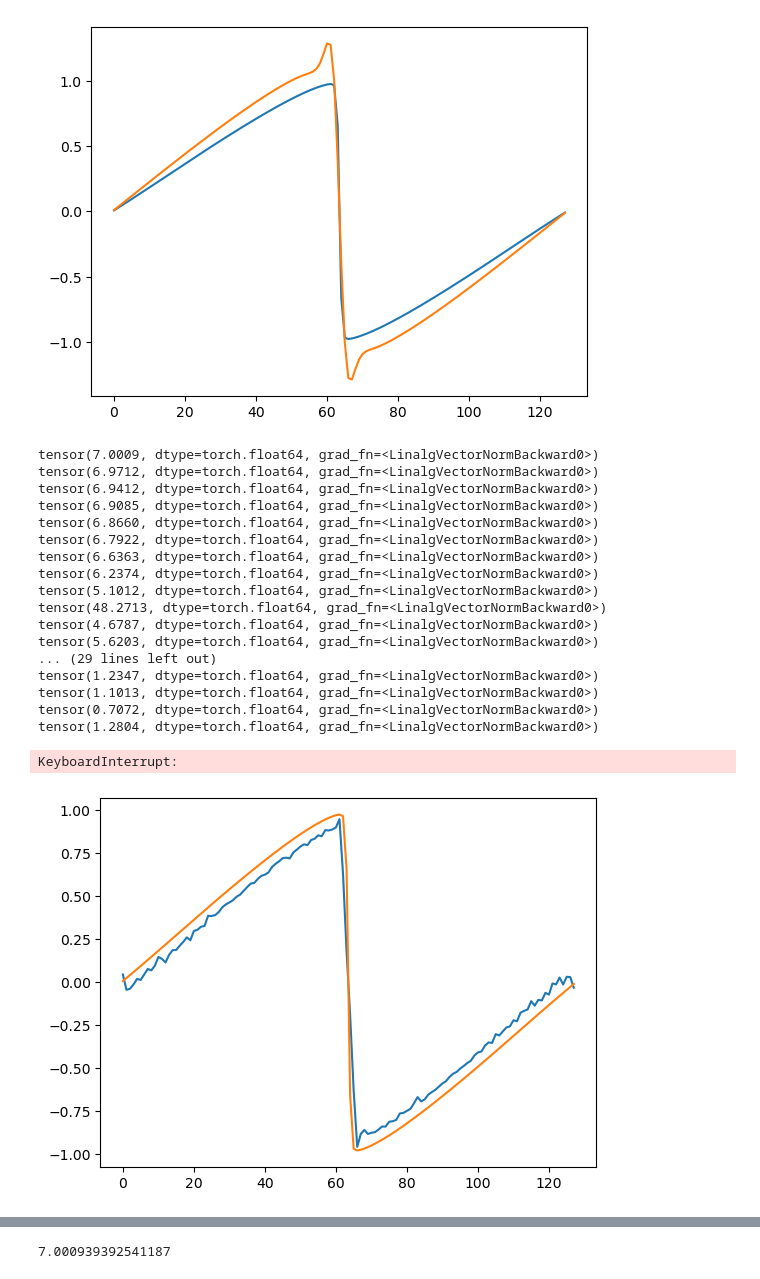
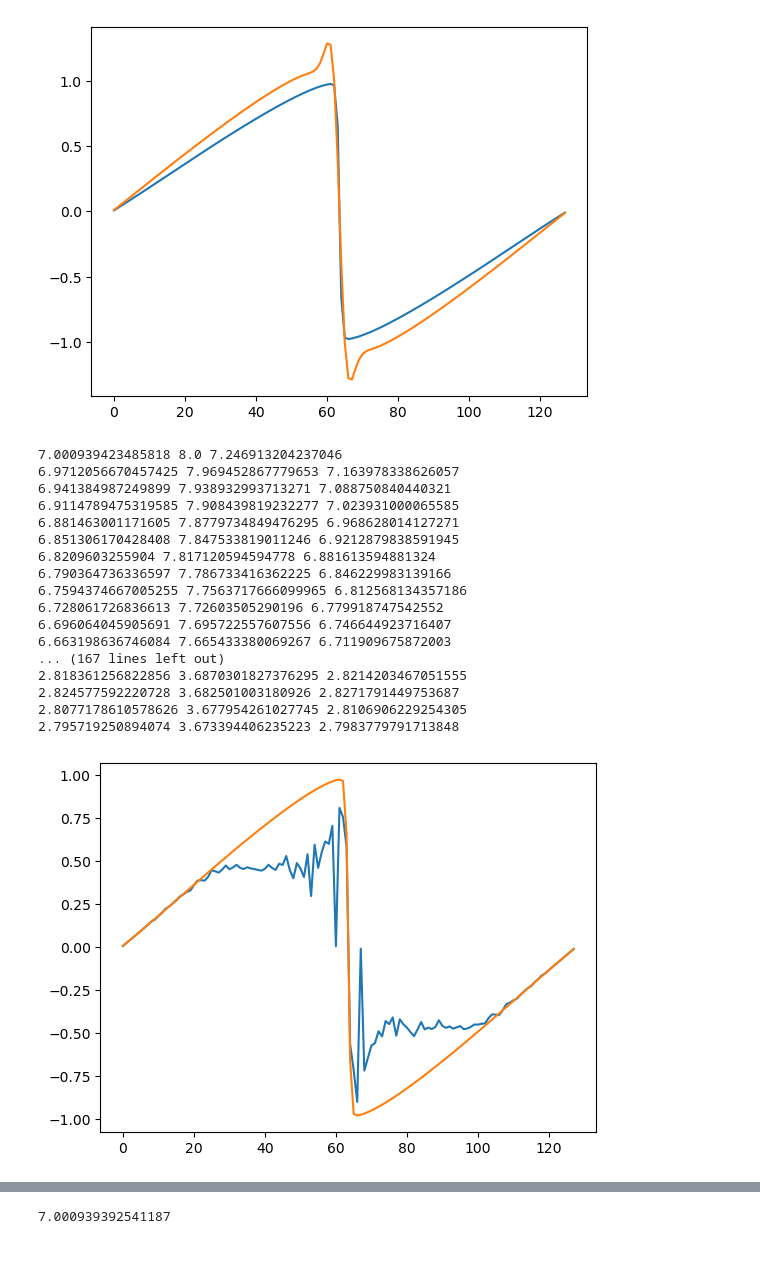
Before and after one commit to shondle/data-driven-physics, a Jupyter notebook: nn_architectures/diffphysics.ipynb, the cells around one changed output, grey strips where cells are left out. Saved outputs shown, nothing was run; the diff lists cells and outputs as text; code cells hidden in the pictures.

```diff
--- a/nn_architectures/diffphysics.ipynb
+++ b/nn_architectures/diffphysics.ipynb
@@ -65,7 +73,7 @@ def velocity_step(last_velocity, nu, dt, dx):
 
 
 
-def loss_function(velocity, reference, corrector):
+def loss_function(velocity, reference, corrector, lambda_reg=0.01):
     velocities = [velocity] # velocity is the initial velocity (at time t=0)
 
     # here we step through each step to get updated velocities
@@ -93,9 +101,16 @@ def loss_function(velocity, reference, corrector):
 
     # calculate the l2 loss here
 
-    loss = torch.norm(velocities[12] - reference, p=2)
+    loss = torch.norm(velocities[16] - reference, p=2)
 
-    return loss, velocities
+    # adding loss to reduce NN effects
+    l2_reg = torch.tensor(0.).float()
+    for param in corrector.parameters():
+        l2_reg += torch.norm(param, p=2)
+
+    total_loss = loss +  l2_reg * lambda_reg
+
+    return total_loss, velocities, loss
 # %%
 velocity = torch.tensor(np.asarray( [-np.sin(np.pi * x) for x in np.linspace(-1+DX/2,1-DX/2,N)] ), requires_grad=True)
 loss, velocities = loss_function(velocity, reference)
@@ -112,6 +127,8 @@ plt.show()
 [figure]
 # %%
 velocity.zero_grad()
+# %%
+corrector = NN_corrector(input_size=128, hidden_size=64, scale=1).float()
 # %%
 # OPTIMIZATION TIME!
 
@@ -122,25 +139,28 @@ grads = []
 
 velocity = torch.tensor(initial_velocity, requires_grad=True)
 
-corrector = NN_corrector().float()
-
-
 # let's use the adam optimizer instead
 optimizer = torch.optim.Adam([velocity, *corrector.parameters()], lr=LR)
 
-for optim_step in range(100):
+for optim_step in range(10000):
 
 
     # print(velocity[0])
 
-    loss, velocities = loss_function(velocity, reference, corrector)
+    loss, velocities, last_state_loss = loss_function(velocity, reference, corrector, lambda_reg=0.1)
 
     # print("MADE IT OUT")
 
-    print(loss)
+    velocity_test = velocities[0].cpu().detach().numpy()
+    reference_new = np.asarray( [-np.sin(np.pi * x) for x in np.linspace(-1+DX/2,1-DX/2,N)] )
+    l2_error = np.linalg.norm(velocity_test - reference_new)
 
-    # if loss < 4.4:
-    #     break
+
+
+    print(last_state_loss.item(), l2_error, loss.item())
+
+    if loss < 2.8:
+        break
 
 
     # loss.backward
@@ -157,30 +177,29 @@ for optim_step in range(100):
     optimizer.zero_grad()
     # velocity.grad.zero_()
 # %% [output]
-tensor(7.0009, dtype=torch.float64, grad_fn=<LinalgVectorNormBackward0>)
-tensor(6.9712, dtype=torch.float64, grad_fn=<LinalgVectorNormBackward0>)
-tensor(6.9412, dtype=torch.float64, grad_fn=<LinalgVectorNormBackward0>)
-tensor(6.9085, dtype=torch.float64, grad_fn=<LinalgVectorNormBackward0>)
-tensor(6.8660, dtype=torch.float64, grad_fn=<LinalgVectorNormBackward0>)
-tensor(6.7922, dtype=torch.float64, grad_fn=<LinalgVectorNormBackward0>)
-tensor(6.6363, dtype=torch.float64, grad_fn=<LinalgVectorNormBackward0>)
-tensor(6.2374, dtype=torch.float64, grad_fn=<LinalgVectorNormBackward0>)
-tensor(5.1012, dtype=torch.float64, grad_fn=<LinalgVectorNormBackward0>)
-tensor(48.2713, dtype=torch.float64, grad_fn=<LinalgVectorNormBackward0>)
-tensor(4.6787, dtype=torch.float64, grad_fn=<LinalgVectorNormBackward0>)
-tensor(5.6203, dtype=torch.float64, grad_fn=<LinalgVectorNormBackward0>)
-... (29 lines left out)
-tensor(1.2347, dtype=torch.float64, grad_fn=<LinalgVectorNormBackward0>)
-tensor(1.1013, dtype=torch.float64, grad_fn=<LinalgVectorNormBackward0>)
-tensor(0.7072, dtype=torch.float64, grad_fn=<LinalgVectorNormBackward0>)
-tensor(1.2804, dtype=torch.float64, grad_fn=<LinalgVectorNormBackward0>)
+7.000939423485818 8.0 7.246913204237046
+6.9712056670457425 7.969452867779653 7.163978338626057
+6.941384987249899 7.938932993713271 7.088750840440321
+6.9114789475319585 7.908439819232277 7.023931000065585
+6.881463001171605 7.8779734849476295 6.968628014127271
+6.851306170428408 7.847533819011246 6.9212879838591945
+6.8209603255904 7.817120594594778 6.881613594881324
+6.790364736336597 7.786733416362225 6.846229983139166
+6.7594374667005255 7.7563717666099965 6.812568134357186
+6.728061726836613 7.72603505290196 6.779918747542552
+6.696064045905691 7.695722557607556 6.746644923716407
+6.663198636746084 7.665433380069267 6.711909675872003
+... (167 lines left out)
+2.818361256822856 3.6870301827376295 2.8214203467051555
+2.824577592220728 3.682501003180926 2.8271791449753687
+2.8077178610578626 3.677954261027745 2.8106906229254305
+2.795719250894074 3.673394406235223 2.7983779791713848
-KeyboardInterrupt:
 # %%
-plt.plot(velocities[12].detach().numpy())
+plt.plot(velocities[16].detach().numpy())
 plt.plot(reference)
 plt.show()
 # %% [output]
-[figure, old version]
+[figure, new version]
 # %%
 plt.plot(velocities[0].detach().numpy())
 # plt.plot(reference)
```
Also changed, not shown: parts of 2 cells of this notebook.
